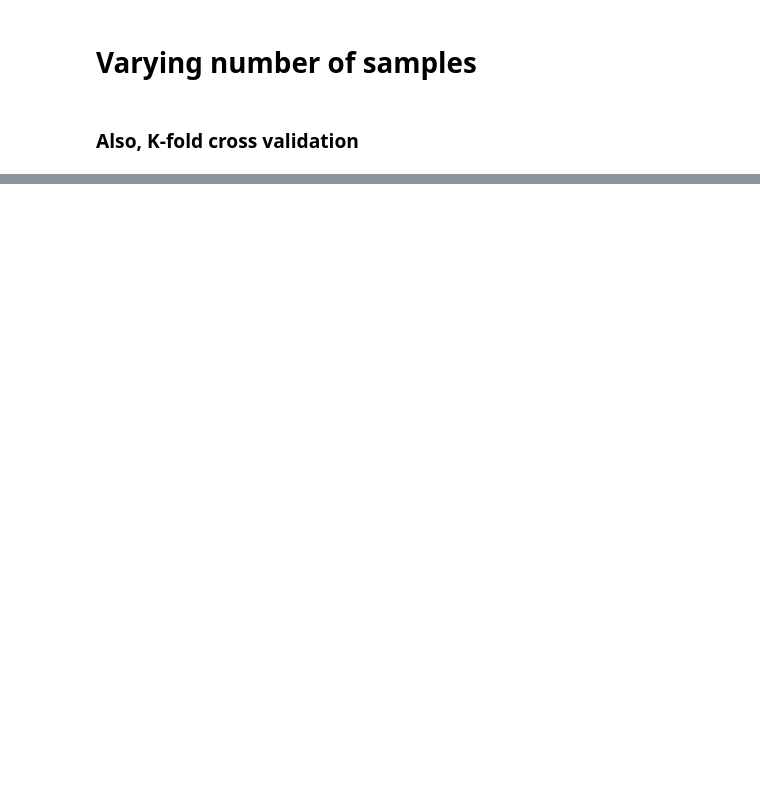
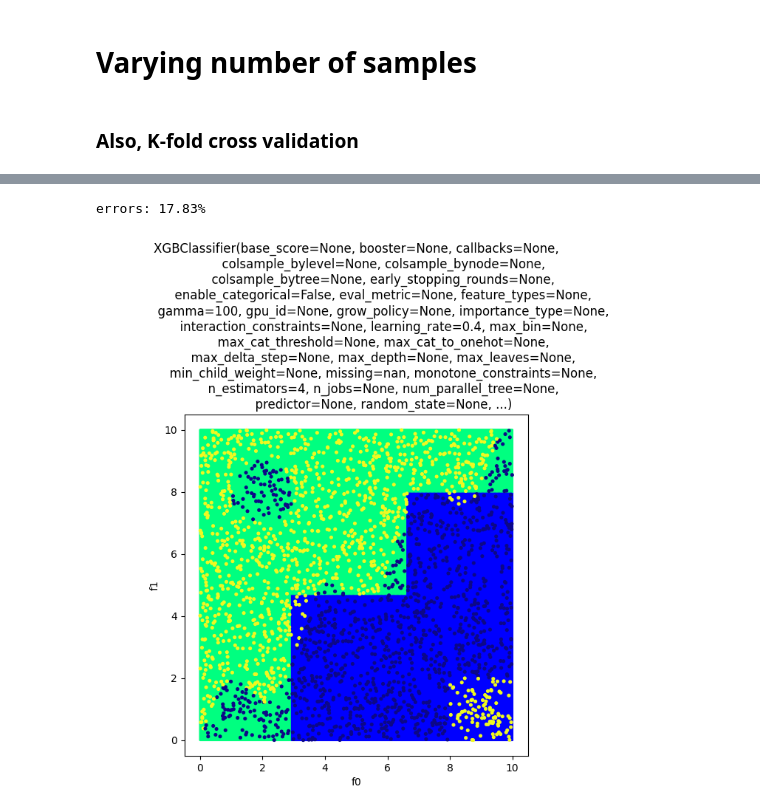
Before and after one commit to davbac/LCP-modB, a Jupyter notebook: ex04/group2309_exercise4.ipynb, the cells around one changed output, grey strips where cells are left out. Saved outputs shown, nothing was run; the diff lists cells and outputs as text; code cells hidden in the pictures; blank space fills up the shorter version.

```diff
--- a/ex04/group2309_exercise4.ipynb
+++ b/ex04/group2309_exercise4.ipynb
@@ -274,0 +347,10 @@ Fitting 4 folds for each of 90 candidates, totalling 360 fits
+# %%
+classifyx(XGBClassifier(seed=1,
+                        objective='binary:logistic',
+                        #objective="reg:squarederror",eval_metric="rmse",
+                        learning_rate=0.4,
+                        gamma=100,
+                        reg_lambda=100, n_estimators=4),show=False)
+# %% [output]
+errors: 17.83%
+[figure, added]
```
Also changed, not shown: parts of 12 cells of this notebook.
